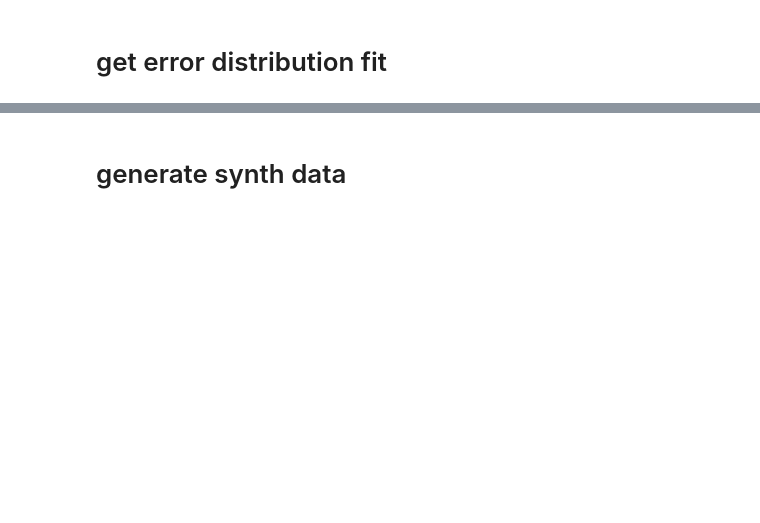
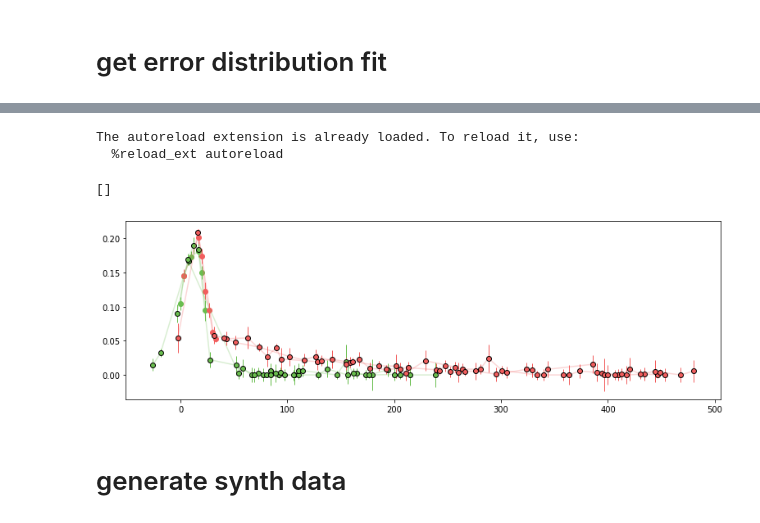
Before and after one commit to oscarpimentel/astro-lightcurves-handler, a Jupyter notebook: experiments/notebooks/create_parametric_model_dataset.ipynb, the cells around one changed output, grey strips where cells are left out. Saved outputs shown, nothing was run; the diff lists cells and outputs as text; code cells hidden in the pictures; blank space fills up the shorter version.

```diff
--- a/experiments/notebooks/create_parametric_model_dataset.ipynb
+++ b/experiments/notebooks/create_parametric_model_dataset.ipynb
@@ -112,3 +142,29 @@ distr_name: gamma - band: r - samples: 871 - params: (1.9071092299565868, -1e-05
+# %%
+%load_ext autoreload
+%autoreload 2
+from lchandler.synthetic.synthetic_curve_generators import FakeSNeGeneratorCF
+from lchandler.plots.lc import plot_lightcurve
+import matplotlib.pyplot as plt
+
+lcobj = lcdataset['raw'].get_random_lcobj(return_key=0)
+band_names = lcdataset['raw'].band_names
+aa = FakeSNeGeneratorCF(lcobj, band_names, obse_sampler, len_sampler)
+new_lcobjs = aa.sample_curves(2)
+
+fig, ax = plt.subplots(1,1,figsize=(13,4))
+for b in band_names:
+    plot_lightcurve(ax, lcobj, b)
+
+for b in band_names:
+    for new_lcobj in new_lcobjs:
+        plot_lightcurve(ax, new_lcobj, b, is_synthetic=1)
+
+plt.plot()
+# %% [output]
+The autoreload extension is already loaded. To reload it, use:
+  %reload_ext autoreload
+[]
+[figure, added]
 # %% [markdown]
 # generate synth data
 # %%
```
Also changed, not shown: parts of 13 cells of this notebook, 10 other files.
